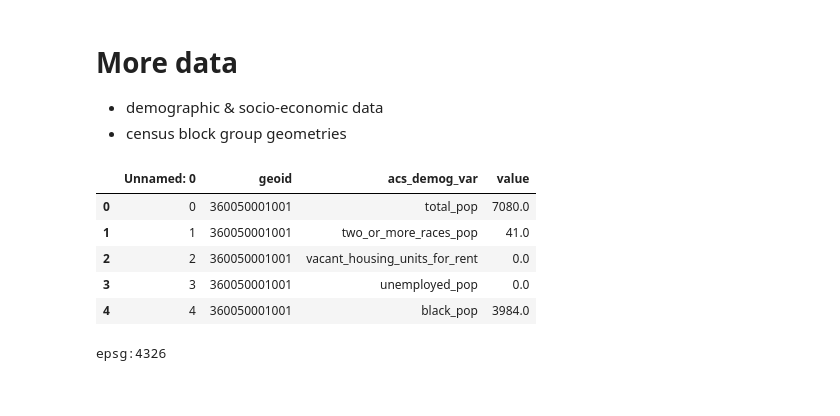
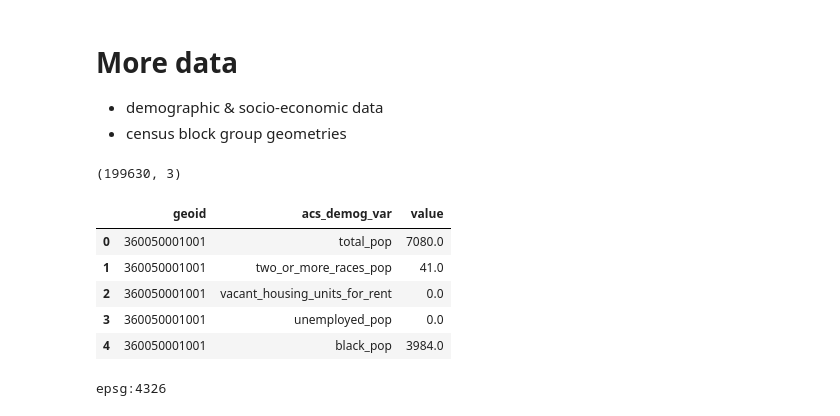
Before and after one commit to soyhyoj/CARTO-JuniorDSTest, a Jupyter notebook: notebooks/3.EDA.ipynb, the cells around one changed output. Cells and saved outputs as stored; diff of their text form; code cells hidden in the pictures.

```diff
--- a/notebooks/3.EDA.ipynb
+++ b/notebooks/3.EDA.ipynb
@@ -71,15 +73,17 @@ epsg:4326
 # %%
 # Read the demographic and socio-economic data (by block group)
 # from the American Community Survey (ACS) dataset
-demographic = pd.read_csv('../data/nyc_acs_demographics.csv')
+demographic = pd.read_csv('../data/nyc_acs_demographics.csv', index_col=0)
+print(demographic.shape)
 demographic.head()
 # %% [output]
+(199630, 3)
-|  | Unnamed: 0 | geoid | acs_demog_var | value |
-| 0 | 0 | 360050001001 | total_pop | 7080.0 |
-| 1 | 1 | 360050001001 | two_or_more_races_pop | 41.0 |
-| 2 | 2 | 360050001001 | vacant_housing_units_for_rent | 0.0 |
-| 3 | 3 | 360050001001 | unemployed_pop | 0.0 |
-| 4 | 4 | 360050001001 | black_pop | 3984.0 |
+|  | geoid | acs_demog_var | value |
+| 0 | 360050001001 | total_pop | 7080.0 |
+| 1 | 360050001001 | two_or_more_races_pop | 41.0 |
+| 2 | 360050001001 | vacant_housing_units_for_rent | 0.0 |
+| 3 | 360050001001 | unemployed_pop | 0.0 |
+| 4 | 360050001001 | black_pop | 3984.0 |
 # %%
 # NYC census block group geometries
 census = gpd.read_file('../data/nyc_cbg_geoms.geojson')
```
Also changed, not shown: parts of 12 cells of this notebook.
